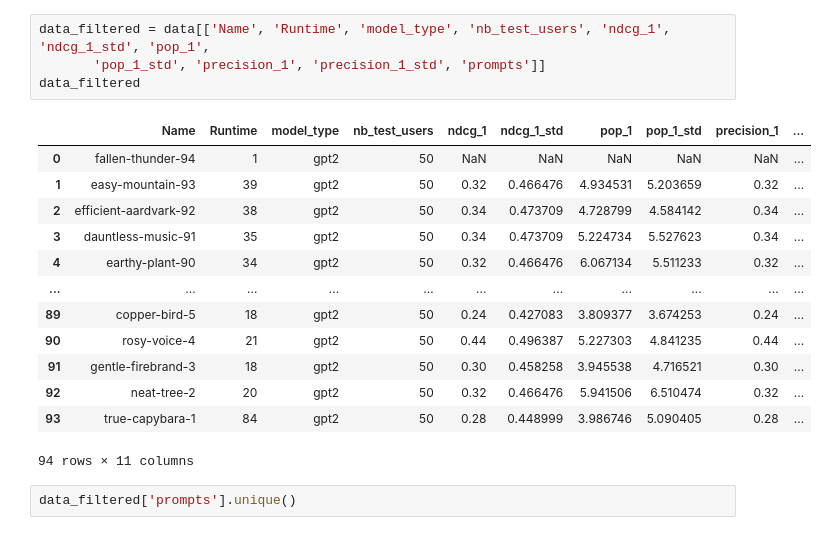
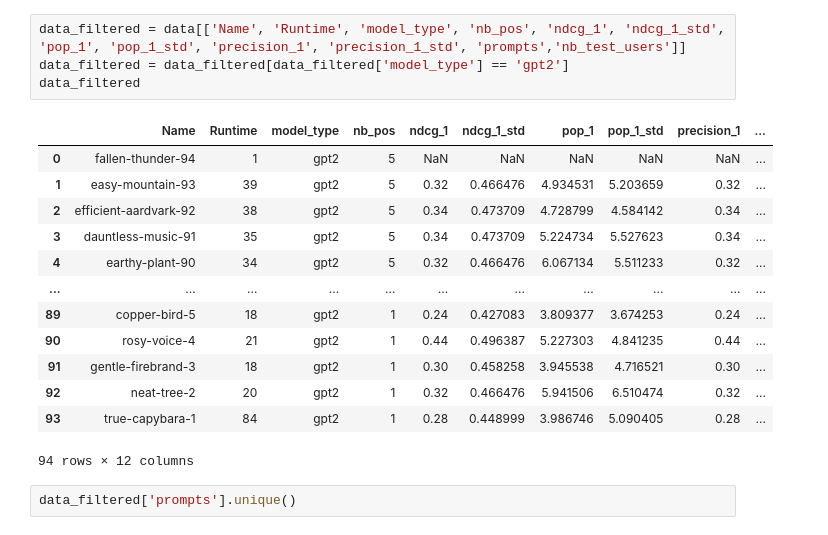
Before and after one commit to JurajkoDS/Exp_Des, a Jupyter notebook: visualisations.ipynb, the cells around one changed output. Drawn from its saved outputs; the diff is of its cells as text.

```diff
--- a/visualisations.ipynb
+++ b/visualisations.ipynb
@@ -40,21 +30,21 @@ Index(['Name', 'State', 'Notes', 'User', 'Tags', 'Created', 'Runtime', 'Sweep',
 # %%
-data_filtered = data[['Name', 'Runtime', 'model_type', 'nb_test_users', 'ndcg_1', 'ndcg_1_std', 'pop_1',
-       'pop_1_std', 'precision_1', 'precision_1_std', 'prompts']]
+data_filtered = data[['Name', 'Runtime', 'model_type', 'nb_pos', 'ndcg_1', 'ndcg_1_std', 'pop_1', 'pop_1_std', 'precision_1', 'precision_1_std', 'prompts','nb_test_users']]
+data_filtered = data_filtered[data_filtered['model_type'] == 'gpt2']
 data_filtered
 # %% [output]
-|  | Name | Runtime | model_type | nb_test_users | ndcg_1 | ndcg_1_std | pop_1 | pop_1_std | precision_1 | ... |
-| 0 | fallen-thunder-94 | 1 | gpt2 | 50 | NaN | NaN | NaN | NaN | NaN | ... |
-| 1 | easy-mountain-93 | 39 | gpt2 | 50 | 0.32 | 0.466476 | 4.934531 | 5.203659 | 0.32 | ... |
-| 2 | efficient-aardvark-92 | 38 | gpt2 | 50 | 0.34 | 0.473709 | 4.728799 | 4.584142 | 0.34 | ... |
-| 3 | dauntless-music-91 | 35 | gpt2 | 50 | 0.34 | 0.473709 | 5.224734 | 5.527623 | 0.34 | ... |
-| 4 | earthy-plant-90 | 34 | gpt2 | 50 | 0.32 | 0.466476 | 6.067134 | 5.511233 | 0.32 | ... |
+|  | Name | Runtime | model_type | nb_pos | ndcg_1 | ndcg_1_std | pop_1 | pop_1_std | precision_1 | ... |
+| 0 | fallen-thunder-94 | 1 | gpt2 | 5 | NaN | NaN | NaN | NaN | NaN | ... |
+| 1 | easy-mountain-93 | 39 | gpt2 | 5 | 0.32 | 0.466476 | 4.934531 | 5.203659 | 0.32 | ... |
+| 2 | efficient-aardvark-92 | 38 | gpt2 | 5 | 0.34 | 0.473709 | 4.728799 | 4.584142 | 0.34 | ... |
+| 3 | dauntless-music-91 | 35 | gpt2 | 5 | 0.34 | 0.473709 | 5.224734 | 5.527623 | 0.34 | ... |
+| 4 | earthy-plant-90 | 34 | gpt2 | 5 | 0.32 | 0.466476 | 6.067134 | 5.511233 | 0.32 | ... |
 | ... | ... | ... | ... | ... | ... | ... | ... | ... | ... | ... |
-| 89 | copper-bird-5 | 18 | gpt2 | 50 | 0.24 | 0.427083 | 3.809377 | 3.674253 | 0.24 | ... |
-| 90 | rosy-voice-4 | 21 | gpt2 | 50 | 0.44 | 0.496387 | 5.227303 | 4.841235 | 0.44 | ... |
-| 91 | gentle-firebrand-3 | 18 | gpt2 | 50 | 0.30 | 0.458258 | 3.945538 | 4.716521 | 0.30 | ... |
-| 92 | neat-tree-2 | 20 | gpt2 | 50 | 0.32 | 0.466476 | 5.941506 | 6.510474 | 0.32 | ... |
-| 93 | true-capybara-1 | 84 | gpt2 | 50 | 0.28 | 0.448999 | 3.986746 | 5.090405 | 0.28 | ... |
+| 89 | copper-bird-5 | 18 | gpt2 | 1 | 0.24 | 0.427083 | 3.809377 | 3.674253 | 0.24 | ... |
+| 90 | rosy-voice-4 | 21 | gpt2 | 1 | 0.44 | 0.496387 | 5.227303 | 4.841235 | 0.44 | ... |
+| 91 | gentle-firebrand-3 | 18 | gpt2 | 1 | 0.30 | 0.458258 | 3.945538 | 4.716521 | 0.30 | ... |
+| 92 | neat-tree-2 | 20 | gpt2 | 1 | 0.32 | 0.466476 | 5.941506 | 6.510474 | 0.32 | ... |
+| 93 | true-capybara-1 | 84 | gpt2 | 1 | 0.28 | 0.448999 | 3.986746 | 5.090405 | 0.28 | ... |
-94 rows × 11 columns
+94 rows × 12 columns
 # %%
 data_filtered['prompts'].unique()
 # %% [output]
```
Also changed, not shown: parts of 8 cells of this notebook.
